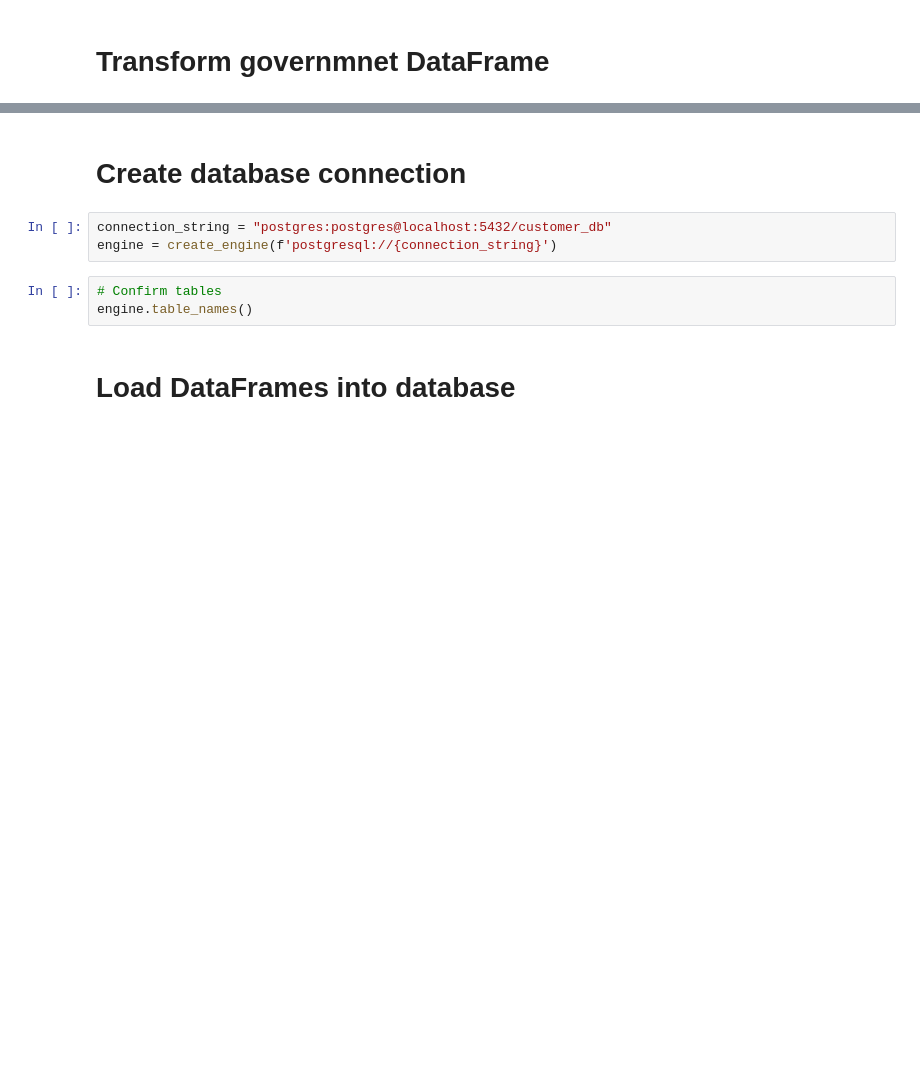
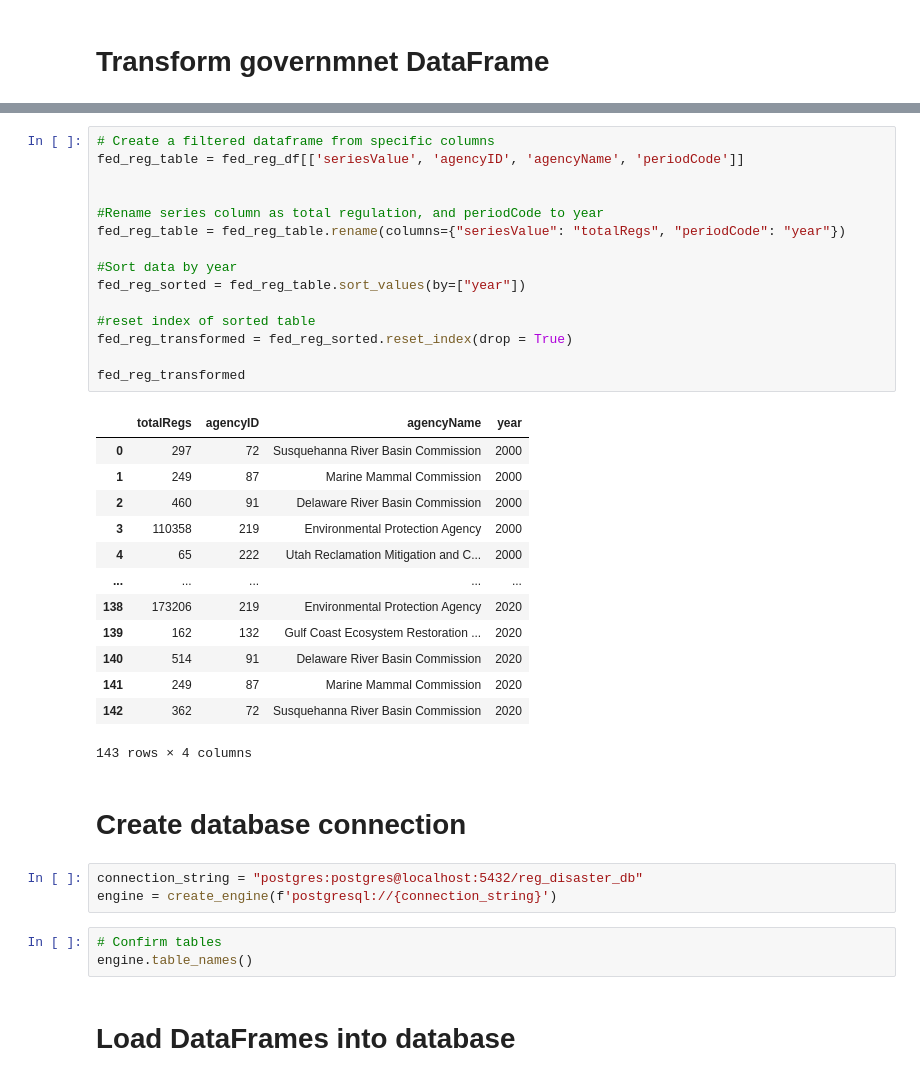
Before and after one commit to kreetigulati/etl-quantgov-climate, a Jupyter notebook: climate-agency-etl.ipynb, the cells around one changed output, grey strips where cells are left out. Drawn from its saved outputs; the diff is of its cells as text; blank space fills up the shorter version.

```diff
--- a/climate-agency-etl.ipynb
+++ b/climate-agency-etl.ipynb
@@ -47,7 +70,36 @@ county_transformed.head()
+# %%
+# Create a filtered dataframe from specific columns
+fed_reg_table = fed_reg_df[['seriesValue', 'agencyID', 'agencyName', 'periodCode']]
+
+
+#Rename series column as total regulation, and periodCode to year
+fed_reg_table = fed_reg_table.rename(columns={"seriesValue": "totalRegs", "periodCode": "year"})
+
+#Sort data by year
+fed_reg_sorted = fed_reg_table.sort_values(by=["year"])
+
+#reset index of sorted table
+fed_reg_transformed = fed_reg_sorted.reset_index(drop = True)
+
+fed_reg_transformed
+# %% [output]
+|  | totalRegs | agencyID | agencyName | year |
+| 0 | 297 | 72 | Susquehanna River Basin Commission | 2000 |
+| 1 | 249 | 87 | Marine Mammal Commission | 2000 |
+| 2 | 460 | 91 | Delaware River Basin Commission | 2000 |
+| 3 | 110358 | 219 | Environmental Protection Agency | 2000 |
+| 4 | 65 | 222 | Utah Reclamation Mitigation and C... | 2000 |
+| ... | ... | ... | ... | ... |
+| 138 | 173206 | 219 | Environmental Protection Agency | 2020 |
+| 139 | 162 | 132 | Gulf Coast Ecosystem Restoration ... | 2020 |
+| 140 | 514 | 91 | Delaware River Basin Commission | 2020 |
+| 141 | 249 | 87 | Marine Mammal Commission | 2020 |
+| 142 | 362 | 72 | Susquehanna River Basin Commission | 2020 |
+143 rows × 4 columns
 # %% [markdown]
 # Create database connection
 # %%
-connection_string = "postgres:postgres@localhost:5432/customer_db"
+connection_string = "postgres:postgres@localhost:5432/reg_disaster_db"
 engine = create_engine(f'postgresql://{connection_string}')
 # %%
 # Confirm tables
```
Also changed, not shown: parts of 10 cells of this notebook, 1 other file.
